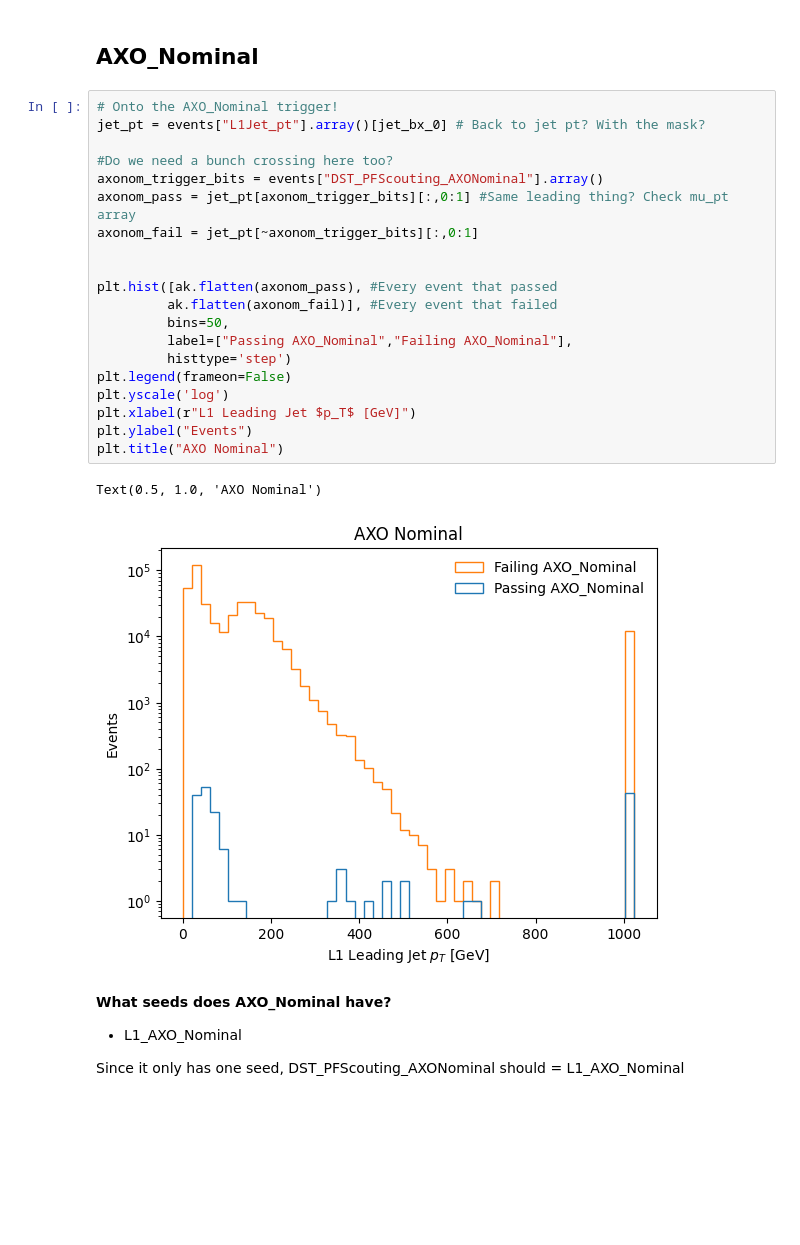
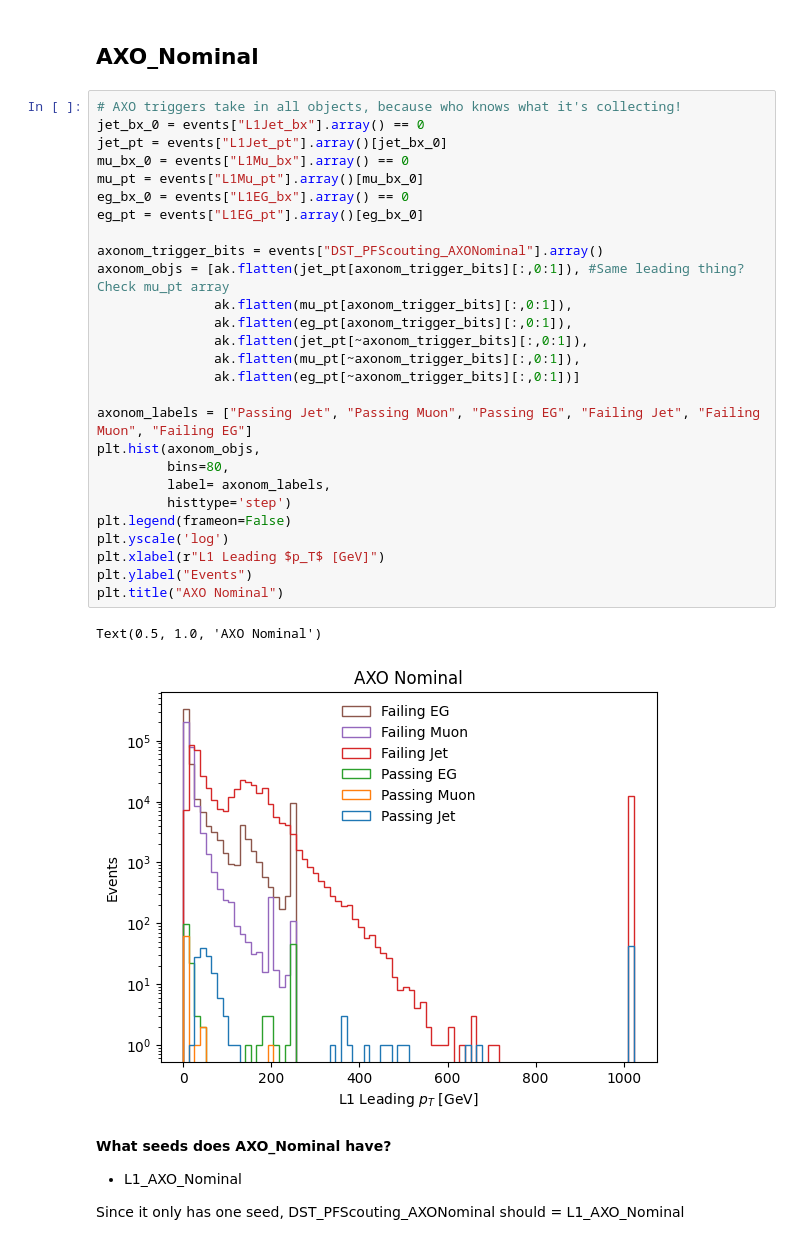
Before and after one commit to AdaCollins01/completed_axol1tl_practice, a Jupyter notebook: 4_getting_started_with_triggers.ipynb, the cells around one changed output. Drawn from its saved outputs; the diff is of its cells as text; blank space fills up the shorter version.

Commit message:
Examining pass/fail histograms

```diff
--- a/4_getting_started_with_triggers.ipynb
+++ b/4_getting_started_with_triggers.ipynb
@@ -402,28 +452,35 @@ for key, value in Dimuon_bits.items():
 # %% [markdown]
 ## AXO_Nominal
 # %%
-# Onto the AXO_Nominal trigger!
-jet_pt = events["L1Jet_pt"].array()[jet_bx_0] # Back to jet pt? With the mask?
+# AXO triggers take in all objects, because who knows what it's collecting!
+jet_bx_0 = events["L1Jet_bx"].array() == 0
+jet_pt = events["L1Jet_pt"].array()[jet_bx_0]
+mu_bx_0 = events["L1Mu_bx"].array() == 0
+mu_pt = events["L1Mu_pt"].array()[mu_bx_0]
+eg_bx_0 = events["L1EG_bx"].array() == 0
+eg_pt = events["L1EG_pt"].array()[eg_bx_0]
 
-#Do we need a bunch crossing here too?
 axonom_trigger_bits = events["DST_PFScouting_AXONominal"].array()
-axonom_pass = jet_pt[axonom_trigger_bits][:,0:1] #Same leading thing? Check mu_pt array
-axonom_fail = jet_pt[~axonom_trigger_bits][:,0:1]
+axonom_objs = [ak.flatten(jet_pt[axonom_trigger_bits][:,0:1]), #Same leading thing? Check mu_pt array
+               ak.flatten(mu_pt[axonom_trigger_bits][:,0:1]),
+               ak.flatten(eg_pt[axonom_trigger_bits][:,0:1]),
+               ak.flatten(jet_pt[~axonom_trigger_bits][:,0:1]),
+               ak.flatten(mu_pt[~axonom_trigger_bits][:,0:1]),
+               ak.flatten(eg_pt[~axonom_trigger_bits][:,0:1])]
 
-
-plt.hist([ak.flatten(axonom_pass), #Every event that passed
-         ak.flatten(axonom_fail)], #Every event that failed
-         bins=50,
-         label=["Passing AXO_Nominal","Failing AXO_Nominal"],
+axonom_labels = ["Passing Jet", "Passing Muon", "Passing EG", "Failing Jet", "Failing Muon", "Failing EG"]
+plt.hist(axonom_objs,
+         bins=80,
+         label= axonom_labels,
          histtype='step')
 plt.legend(frameon=False)
 plt.yscale('log')
-plt.xlabel(r"L1 Leading Jet $p_T$ [GeV]")
+plt.xlabel(r"L1 Leading $p_T$ [GeV]")
 plt.ylabel("Events")
 plt.title("AXO Nominal")
 # %% [output]
 Text(0.5, 1.0, 'AXO Nominal')
-[figure, old version]
+[figure, new version]
 # %% [markdown]
 **What seeds does AXO_Nominal have?**
 - L1_AXO_Nominal
```
Also changed, not shown: parts of 18 cells of this notebook.
